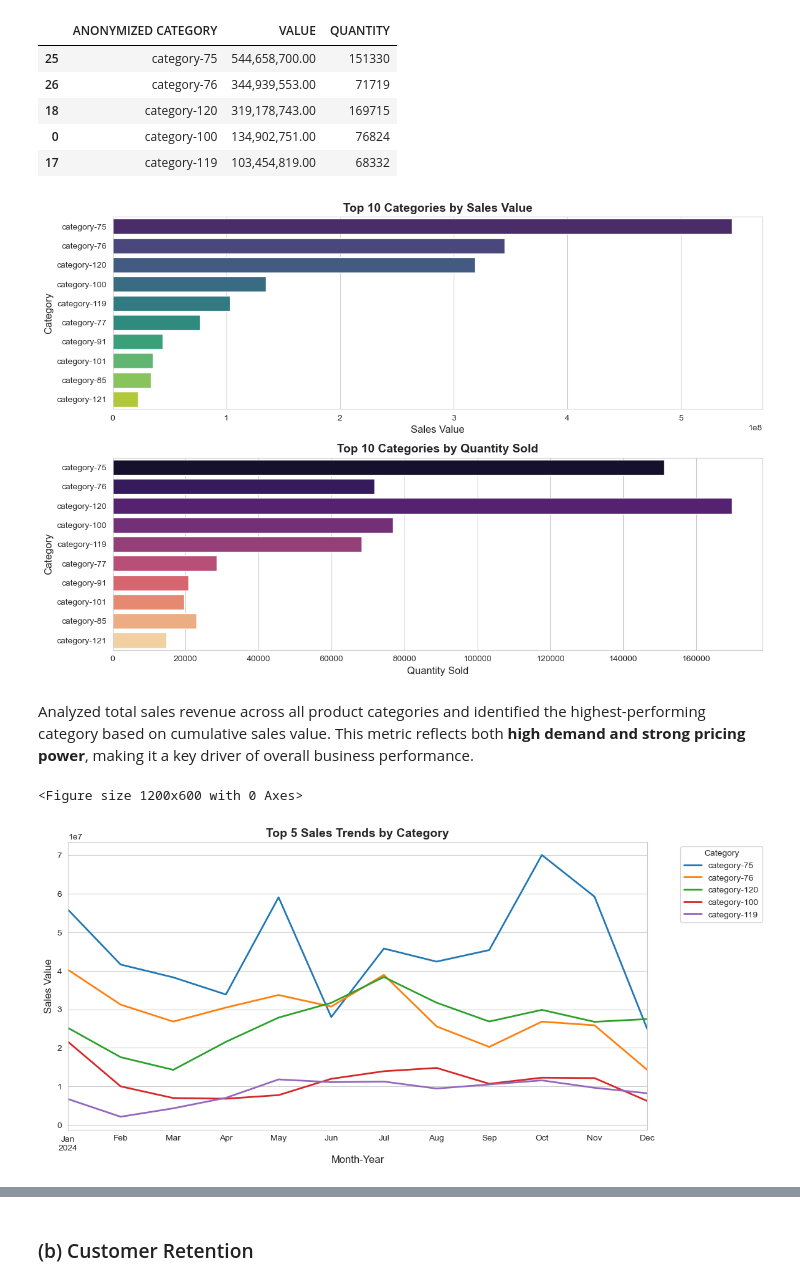
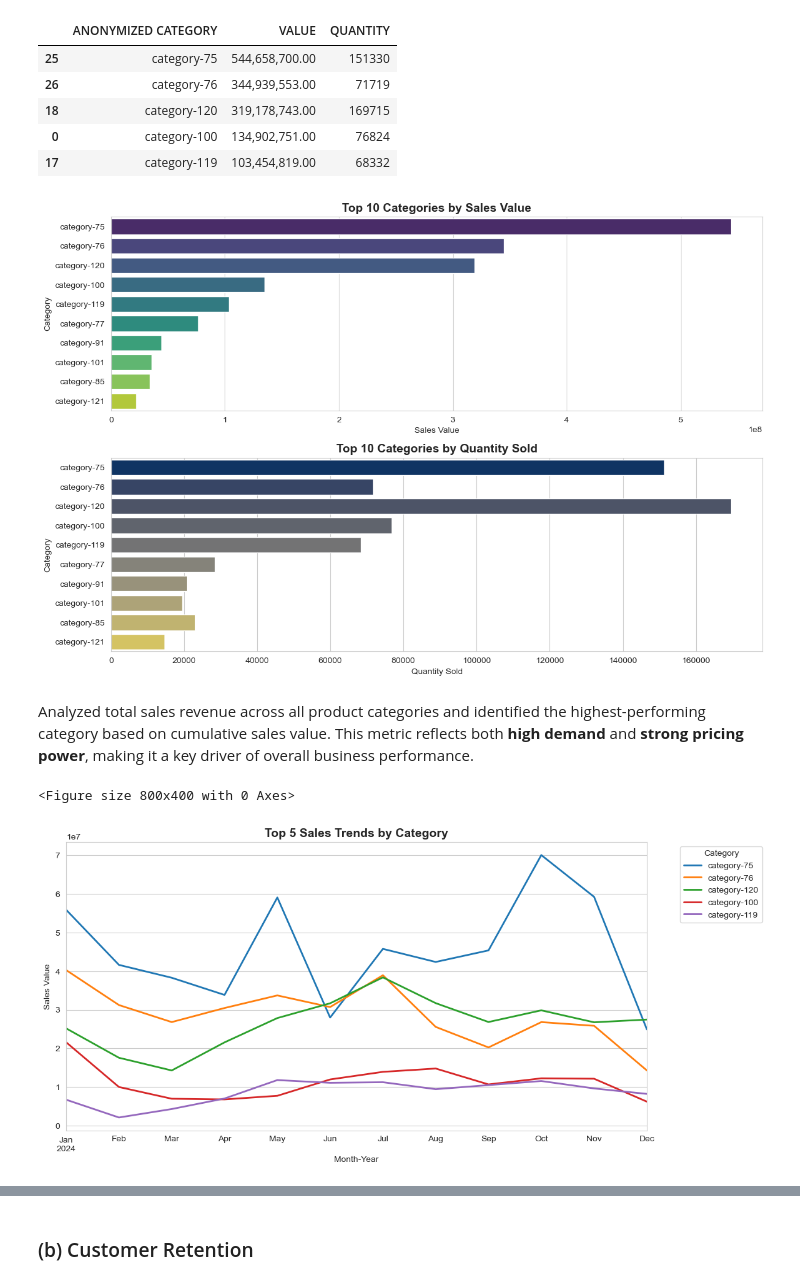
Before and after one commit to PaulMuniu/Kwanza-Tukule-Data-Analysis, a Jupyter notebook: Kwanza_Tukule.ipynb, the cells around one changed output, grey strips where cells are left out. Drawn from its saved outputs; the diff is of its cells as text; code cells hidden in the pictures.

```diff
--- a/Kwanza_Tukule.ipynb
+++ b/Kwanza_Tukule.ipynb
@@ -886,9 +830,7 @@ Factors driving the sales performance:
 # %% [markdown]
 To maximize revenue and business growth, i will be prioritizing the product category that generates the highest total sales value. This approach ensures that marketing efforts target products with proven demand and financial impact.
 # %%
-category_sales = data.groupby("ANONYMIZED CATEGORY").agg({"VALUE": "sum", "QUANTITY":"sum"}).reset_index() \
-                     .sort_values(by="VALUE", ascending=False)
-
+category_sales = data.groupby("ANONYMIZED CATEGORY").agg({"VALUE": "sum", "QUANTITY":"sum"}).reset_index().sort_values(by="VALUE", ascending=False)
 category_sales.head()
 # %% [output]
 |  | ANONYMIZED CATEGORY | VALUE | QUANTITY |
@@ -898,59 +840,52 @@ category_sales.head()
 | 0 | category-100 | 134,902,751.00 | 76824 |
 | 17 | category-119 | 103,454,819.00 | 68332 |
 # %%
-# Sort by 'VALUE' to get top 10 categories
+# Sort by 'VALUE' -  top 10 categories
 category_sales = category_sales.sort_values(by="VALUE", ascending=False).head(10)
 
-# Create a figure with two subplots: one for VALUE and one for QUANTITY
+# Plot VALUE
 plt.figure(figsize=(12, 8))
-
-# Plot VALUE
 plt.subplot(2, 1, 1)
 sns.barplot(x='VALUE', y='ANONYMIZED CATEGORY', data=category_sales, palette='viridis')
 plt.title("Top 10 Categories by Sales Value", fontsize=14, fontweight='bold')
-plt.xlabel('Sales Value', fontsize=12)
-plt.ylabel('Category', fontsize=12)
+plt.xlabel('Sales Value')
+plt.ylabel('Category')
 
 # Plot QUANTITY
 plt.subplot(2, 1, 2)
-sns.barplot(x='QUANTITY', y='ANONYMIZED CATEGORY', data=category_sales, palette='magma')
+sns.barplot(x='QUANTITY', y='ANONYMIZED CATEGORY', data=category_sales, palette='cividis')
 plt.title("Top 10 Categories by Quantity Sold", fontsize=14, fontweight='bold')
-plt.xlabel('Quantity Sold', fontsize=12)
-plt.ylabel('Category', fontsize=12)
+plt.xlabel('Quantity Sold')
+plt.ylabel('Category')
 
-# Display the plot
+# Display the 2 plots
 plt.tight_layout()
-plt.show()
+plt.show();
 # %% [output]
-[figure, old version]
+[figure, new version]
 # %% [markdown]
-Analyzed total sales revenue across all product categories and identified the highest-performing category based on cumulative sales value. This metric reflects both **high demand and strong pricing power**, making it a key driver of overall business performance.
+Analyzed total sales revenue across all product categories and identified the highest-performing category based on cumulative sales value. This metric reflects both **high demand** and **strong pricing power**, making it a key driver of overall business performance.
 # %%
-import matplotlib.pyplot as plt
-
 # Group data by Month-Year and Category, summing the values
 category_trends = data.groupby(["Month-Year", "ANONYMIZED CATEGORY"])["VALUE"].sum().unstack()
 
-# Get the top 5 categories by total sales
+# top 5 categories by total sales
 top_categories = category_trends.sum().sort_values(ascending=False).head(5).index
 
-# Filter only the top 5 categories for plotting
 top_category_trends = category_trends[top_categories]
 
-# Plot the trends for the top 5 categories
-plt.figure(figsize=(12, 6))
+# Plot the trends -> for the top 5 categories
+plt.figure(figsize=(8, 4))
 top_category_trends.plot(figsize=(12,6), linewidth=2)
 
-# Add title and labels
+# title and labels
 plt.title("Top 5 Sales Trends by Category", fontsize=14, fontweight='bold')
-plt.xlabel("Month-Year", fontsize=12)
-plt.ylabel("Sales Value", fontsize=12)
-plt.legend(title="Category", bbox_to_anchor=(1.05, 1), loc="upper left")  # Moves legend outside
+plt.xlabel("Month-Year")
+plt.ylabel("Sales Value")
+plt.legend(title="Category", bbox_to_anchor=(1.05, 1), loc="upper left")
 plt.grid(True)
-
-# Show the plot
-plt.show()
+plt.show();
 # %% [output]
-<Figure size 1200x600 with 0 Axes>
+<Figure size 800x400 with 0 Axes>
 [figure]
 # %% [markdown]
```
Also changed, not shown: parts of 60 cells of this notebook.
